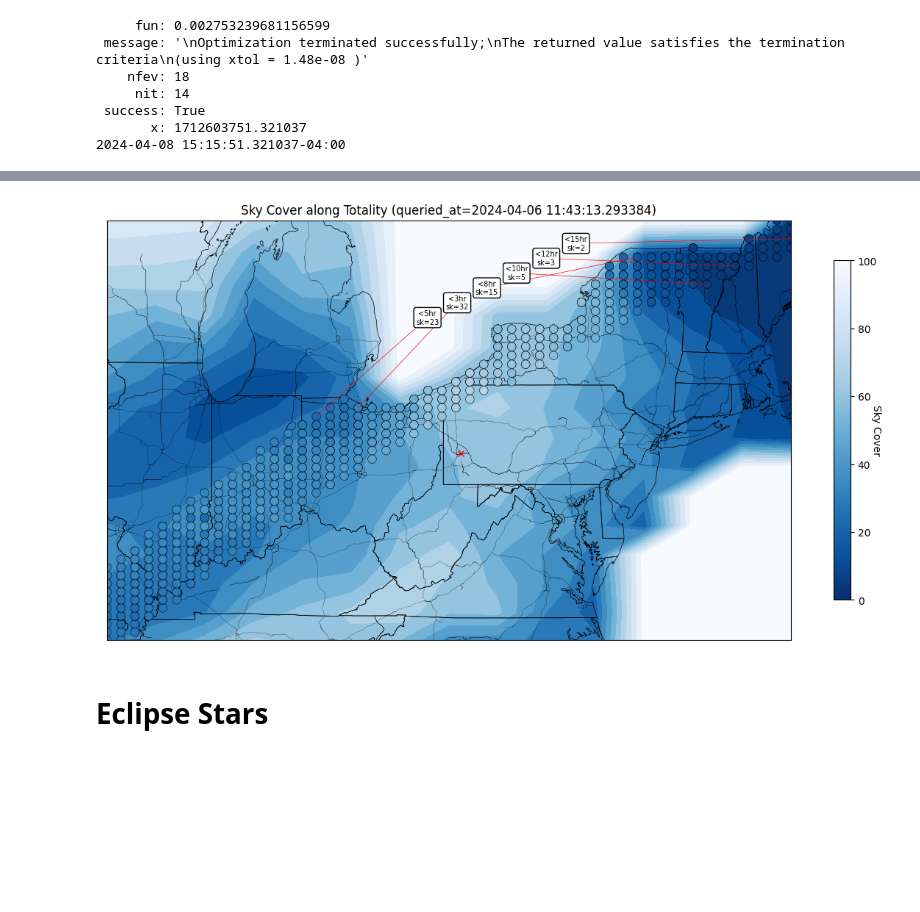
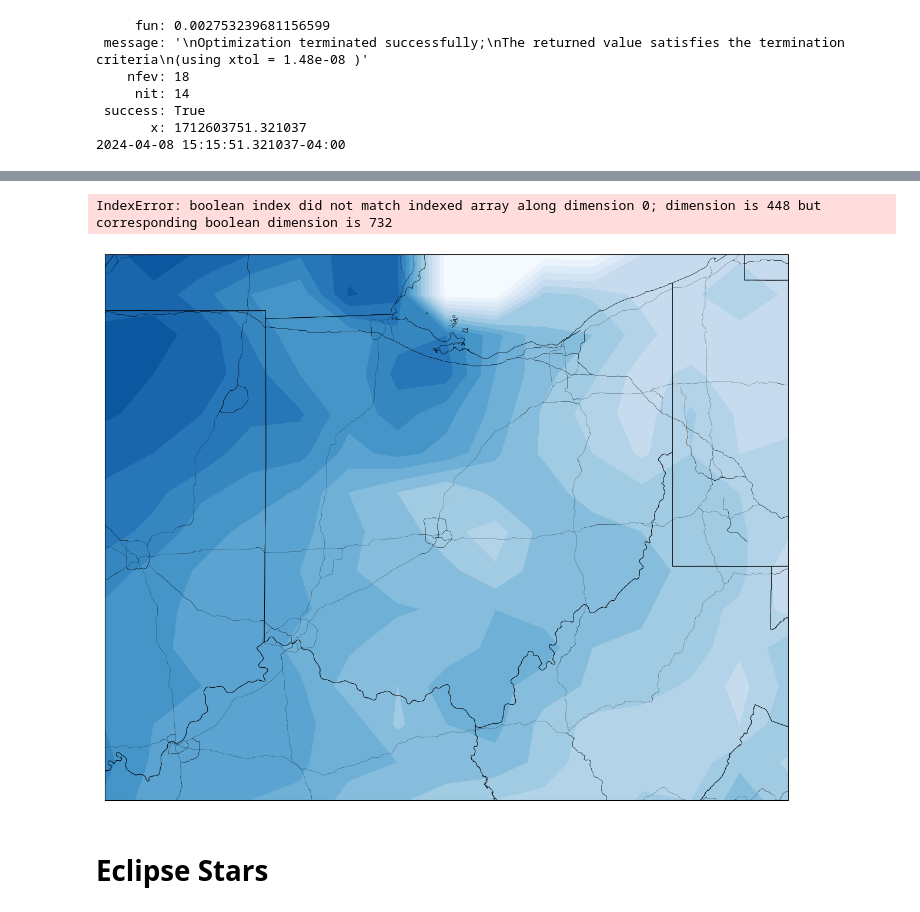
Before and after one commit to mattlangford/astropy-playground, a Jupyter notebook: astro.ipynb, the cells around one changed output, grey strips where cells are left out. Saved outputs shown, nothing was run; the diff lists cells and outputs as text; code cells hidden in the pictures; blank space fills up the shorter version.

Commit message:
np.unique

```diff
--- a/astro.ipynb
+++ b/astro.ipynb
@@ -229,20 +228,20 @@ Waffle House
 
 from datetime import datetime, timezone
 
-center_time = astropy.time.Time("2024-04-08 19:14:30")
+center_time = astropy.time.Time("2024-04-08 19:12:00")
 
-lat_min, lon_min = 36.0, -90.7
-lat_max, lon_max = 45.6, -70.0
+lat_min, lon_min = 37.8, -86.5
+lat_max, lon_max = 42.2, -79.3
 lat_center = lat_min + (lat_max - lat_min) / 2.0
 lon_center = lon_min + (lon_max - lon_min) / 2.0
 
-points = 50
+points = 35
 lats = np.linspace(lat_min, lat_max, points)
 lons = np.linspace(lon_min, lon_max, points)
 lat, lon = np.meshgrid(lats, lons)
 
-dt = 16 * u.min
-count = 20
+dt = 6 * u.min
+count = 10
 centers = []
 center_ts = []
 ts = np.linspace(center_time - dt, center_time + dt, count)
@@ -254,7 +253,7 @@ for t in ts:
         centers.append([x, y])
         center_ts.append(t)
 
-centers = np.array(centers)
+centers = np.unique(np.array(centers), axis=0)
 print(f"{len(centers)} totality points loaded")
 plt.scatter(centers[:, 1], centers[:, 0])
 
@@ -267,0 +267,15 @@ plt.show()
+# %%
+from multiprocessing import Pool
+
+def f(x):
+    return x*x
+
+def driver_func():
+    with Pool(4) as pool:
+        params = [(1, ), (2, ), (3, ), (4, )]
+        results = [pool.apply_async(f, p) for p in params]
+
+        for r in results:
+            print('\t', r.get())
+
+driver_func()
@@ -332,7 +397,7 @@ HTTPError: HTTP Error: 400
 # %%
 # Generate best targets for a few different hour drive
 best_targets = {}
-for time_hour in [3.0, 5.0, 8.0, 10.0, 12.0, 15.0]:
+for time_hour in [3.0, 5.0, 8.0, 10.0]:
     time_mask = np.logical_and(center_traffic < time_hour, center_traffic > 0.0)
     arr = np.ma.array(center_covers, mask=~time_mask)
     if arr.any():
@@ -425,39 +420,37 @@ m = Basemap(llcrnrlon=lon_min, llcrnrlat=lat_min, urcrnrlon=lon_max, urcrnrlat=l
             lat_0=lat_center, lon_0=lon_center, projection='merc')
 
 m.readshapefile('assets/cb_2018_us_state_500k/cb_2018_us_state_500k', 'states', drawbounds=True)
 m.readshapefile('assets/tl_2017_us_primaryroads/tl_2017_us_primaryroads', 'roads', drawbounds=True, linewidth=0.1)
 
 y, x = m(cloud_lon, cloud_lat)
 plt.contourf(y, x, cover, 15, cmap='Blues_r', vmin=0, vmax=100)
 
 y, x = m(centers[:, 1], centers[:, 0])
 mask = np.logical_and(center_covers < 100, center_traffic > 0)
-green_red = matplotlib.colors.LinearSegmentedColormap.from_list('gr',["g", "orange", "r"], N=256)
-max_hours = 8.0
-edge_colors = green_red(center_traffic[mask] / max_hours)
 plt.scatter(y[mask], x[mask], c=center_covers[mask], s=70, cmap='Blues_r', vmin=0, vmax=100, edgecolors='k', linewidth=0.4, zorder=2)
 
 cbar = plt.colorbar(shrink=0.4)
 cbar.set_label('Sky Cover', rotation=270)
 
 y, x = m(pit_lon, pit_lat)
 plt.plot(y, x, 'x', c='r')
 
-root_y, root_x = m(-81.0, 43.5)
-for duration in sorted(best_targets.keys(), key=lambda i: (best_targets[i]['center'][1], i)):
+root_y, root_x = y, x
+for duration in sorted(best_targets.keys(), key=lambda i: (best_targets[i]['center'][0], i)):
     target = best_targets[duration]
     center = target['center']
     y, x = m(center[1], center[0])
     text = plt.text(root_y, root_x, f'<{duration:.0f}hr\nsk={target["cover"]}', horizontalalignment='center', verticalalignment='center',
                     fontsize=7, color='black', bbox=dict(facecolor='white', edgecolor='black', boxstyle='round'))
     plt.plot([y, root_y], [x, root_x], c='r', linewidth=0.5)
     root_y += 100000
     root_x += 50000
 
 plt.title(f"Sky Cover along Totality (queried_at={weather_time})")
 plt.show()
 # %% [output]
+IndexError: boolean index did not match indexed array along dimension 0; dimension is 448 but corresponding boolean dimension is 732
-[figure, old version]
+[figure, new version]
 # %% [markdown]
 # Eclipse Stars
 # %%
```
Also changed, not shown: parts of 7 cells of this notebook, 1 other file.
